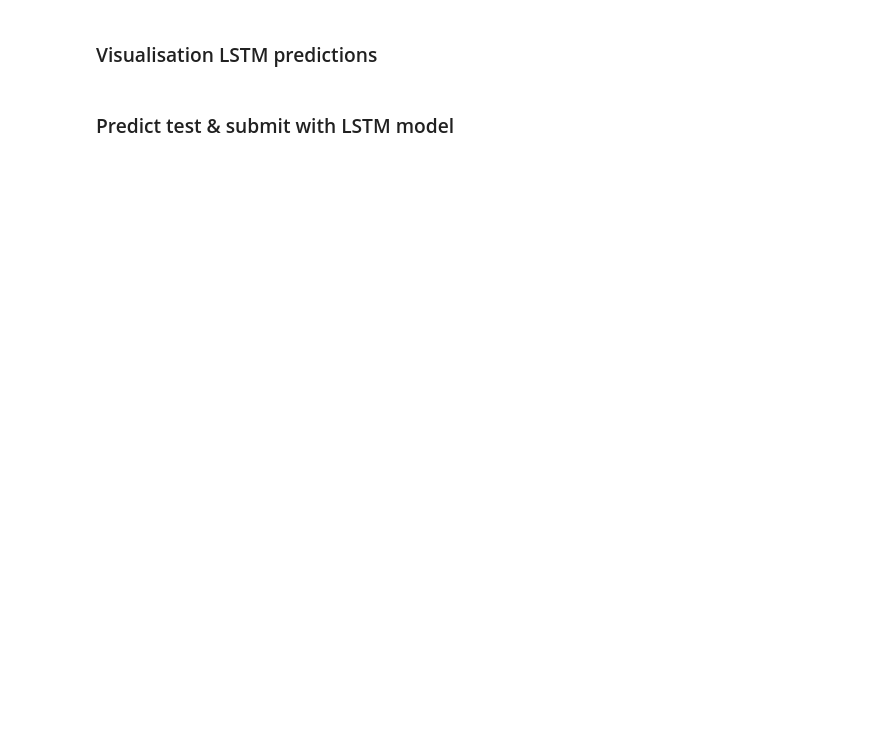
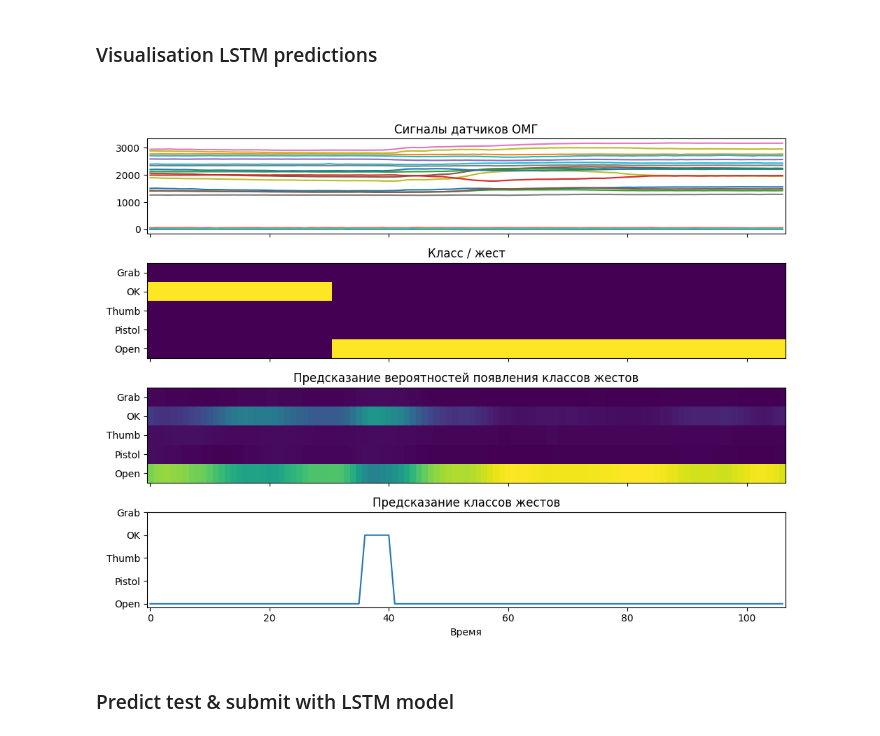
Before and after one commit to Alex1iv/Motorica_3, a Jupyter notebook: 2_model_nn.ipynb, the cells around one changed output. Cells and saved outputs as stored; diff of their text form; code cells hidden in the pictures; blank space fills up the shorter version.

```diff
--- a/2_model_nn.ipynb
+++ b/2_model_nn.ipynb
@@ -765,7 +734,14 @@ plt.tight_layout()
 # %%
 id_pilot=3
 y_pred_train_nn_mean = mount['y_pred_train_lstm']
-f.get_gesture_prediction_plot(id_pilot=3, i=5, y_pred_train_nn_mean=y_pred_train_nn_mean, plot_counter=1)
+f.get_gesture_prediction_plot(
+    id_pilot=3,
+    i=5,
+    y_pred_train_nn_mean=y_pred_train_nn_mean,
+    mounts=mounts,
+    plot_counter=1)
+# %% [output]
+[figure, added]
 # %% [markdown]
 ### Predict test & submit with LSTM model
 # %%
```
Also changed, not shown: parts of 14 cells of this notebook, 6 other files.
